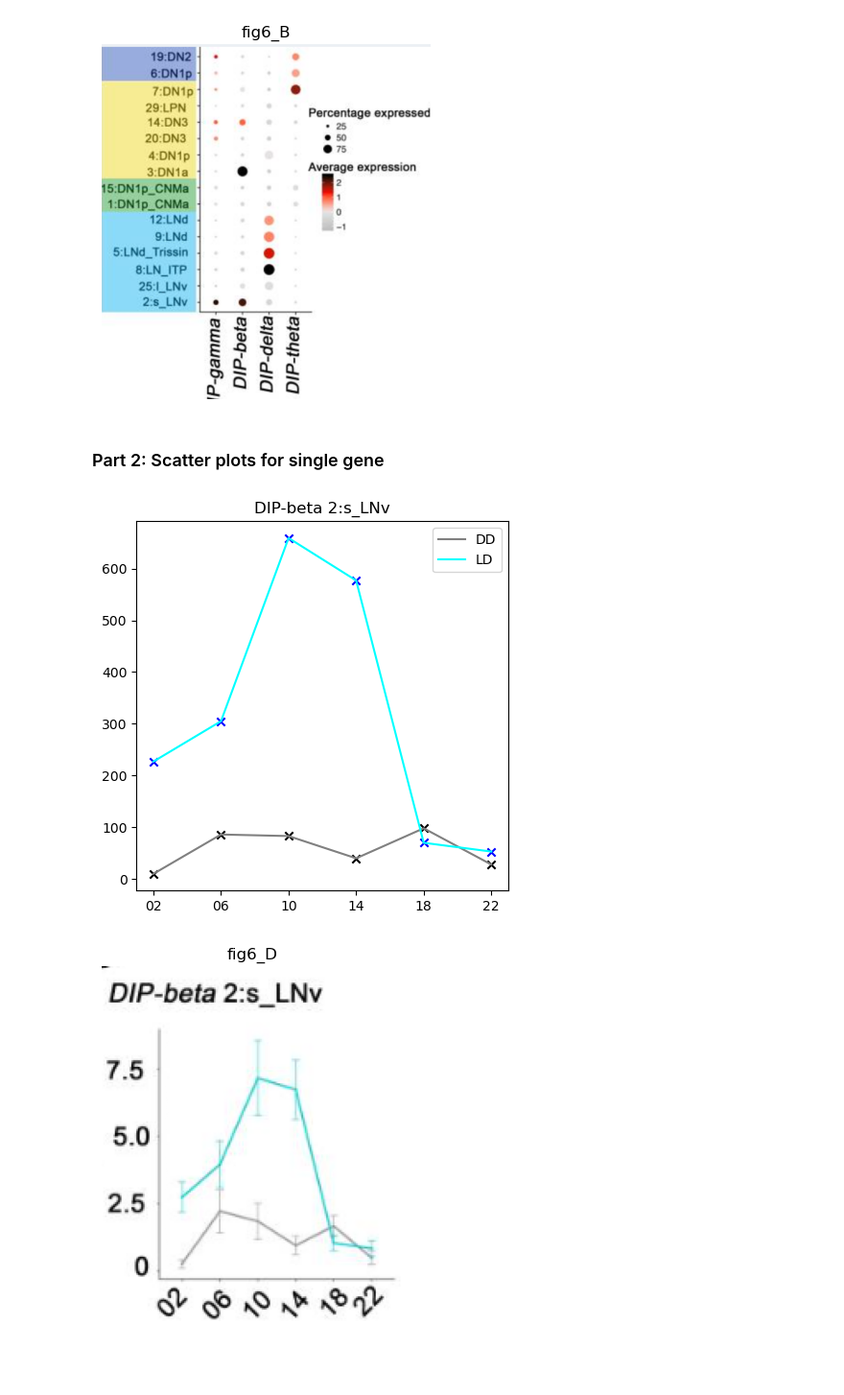
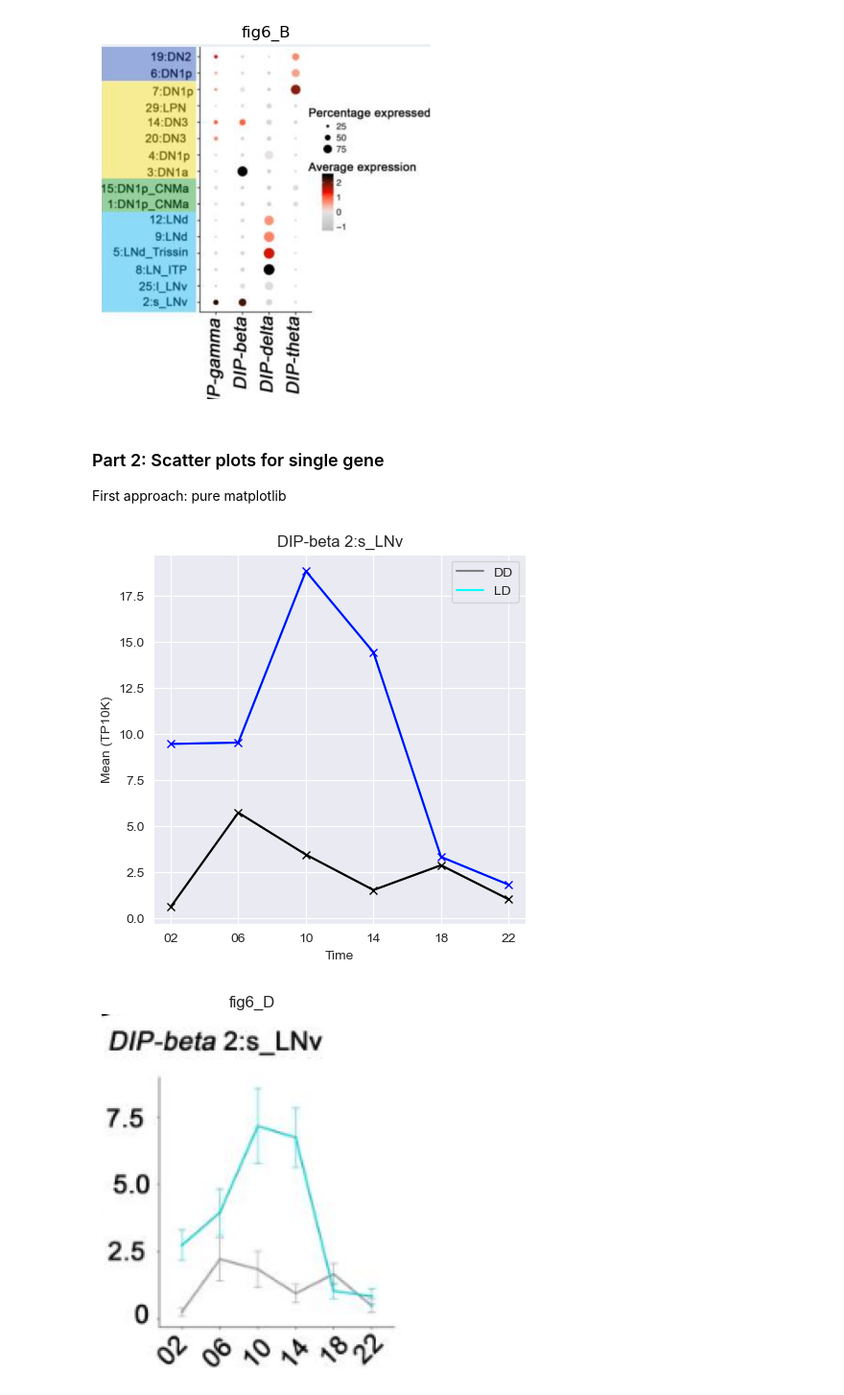
Before and after one commit to gonzagrau/circadian-drosophilia-viewer, a Jupyter notebook: test_rosbach_figures.ipynb, the cells around one changed output. Shown: that part at 96% size. Drawn from its saved outputs; the diff is of its cells as text; code cells hidden in the pictures; blank space fills up the shorter version.

Commit message:
normalized tp count

```diff
--- a/test_rosbach_figures.ipynb
+++ b/test_rosbach_figures.ipynb
@@ -81,34 +81,44 @@ plt.show()
 [figure]
 # %% [markdown]
 ### Part 2: Scatter plots for single gene
+First approach: pure matplotlib
+# %%
+fig6_D = mpimg.imread('fig6_D.png')
+gene = 'DIP-beta'
+df_by_time_DD = DIP_df[(DIP_df['experiment'] == 'DD') & (DIP_df['Idents'] == '2:s_LNv')]\
+                      .drop(['experiment', 'Idents', 'date'], axis='columns')\
+                      .groupby(['exp_time'])\
+                      .mean()\
+                      .rename(mapper=lambda x:x[2:], axis='index')
+df_by_time_LD = DIP_df[(DIP_df['experiment'] == 'LD') & (DIP_df['Idents'] == '2:s_LNv')]\
+                      .drop(['experiment', 'Idents', 'date'], axis='columns')\
+                      .groupby(['exp_time'])\
+                      .mean()\
+                      .rename(mapper=lambda x:x[2:], axis='index')
+
+ad_by_time_DD = sc.AnnData(df_by_time_DD, var=df_by_time_DD.columns.to_frame())
+sc.pp.normalize_total(ad_by_time_DD, target_sum=1e4, exclude_highly_expressed=True, inplace=True)
+df_by_time_DD_norm = ad_by_time_DD.to_df()
+ad_by_time_LD = sc.AnnData(df_by_time_LD, var=df_by_time_LD.columns.to_frame())
+sc.pp.normalize_total(ad_by_time_LD, target_sum=1e4, exclude_highly_expressed=True, inplace=True)
+df_by_time_LD_norm = ad_by_time_LD.to_df()
 # %%
-fig6_D = mpimg.imread('fig6_D.png')
-gene = 'DIP-beta'
-df_by_time_DD = DIP_df[(DIP_df['experiment'] == 'DD') & (DIP_df['Idents'] == '2:s_LNv')]\
-                      .drop(['experiment', 'Idents', 'date'], axis='columns')\
-                      .groupby(['exp_time'])\
-                      .sum()\
-                      .rename(mapper=lambda x:x[2:], axis='index')
-df_by_time_LD = DIP_df[(DIP_df['experiment'] == 'LD') & (DIP_df['Idents'] == '2:s_LNv')]\
-                      .drop(['experiment', 'Idents', 'date'], axis='columns')\
-                      .groupby(['exp_time'])\
-                      .sum()\
-                      .rename(mapper=lambda x:x[2:], axis='index')
-
 fig, ax = plt.subplots(figsize=(5,5))
 
-ax.scatter(df_by_time_DD.index, df_by_time_DD[gene], marker='x', c='k')
-ax.plot(df_by_time_DD.index, df_by_time_DD[gene], color='gray', label='DD')
-ax.scatter(df_by_time_LD.index, df_by_time_LD[gene], marker='x', c='blue')
-ax.plot(df_by_time_LD.index, df_by_time_LD[gene], color='cyan', label='LD')
+ax.errorbar(df_by_time_DD.index, df_by_time_DD_norm[gene], marker='x', c='k')
+ax.plot(df_by_time_DD.index, df_by_time_DD_norm[gene], color='gray', label='DD')
+ax.errorbar(df_by_time_LD.index, df_by_time_LD_norm[gene], marker='x', c='blue')
+ax.plot(df_by_time_LD.index, df_by_time_LD_norm[gene], color='cyan', label='LD')
 ax.set_title('DIP-beta 2:s_LNv')
+ax.set_xlabel('Time')
+ax.set_ylabel('Mean (TP10K)')
 plt.legend()
 plt.show()
 
 plt.imshow(fig6_D)
 plt.axis('off')
 plt.title('fig6_D')
 plt.show()
 # %% [output]
-[figure, old version]
+[figure, new version]
-[figure, old version]
+[figure, new version]
```
